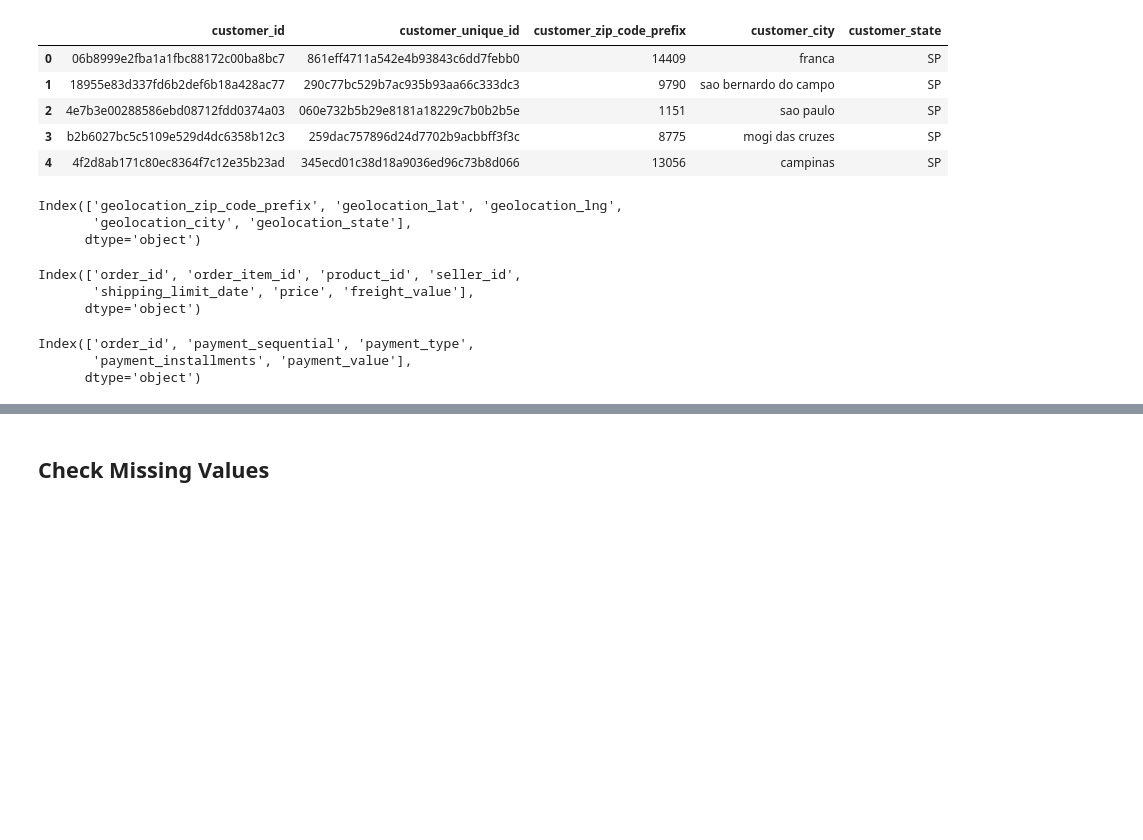
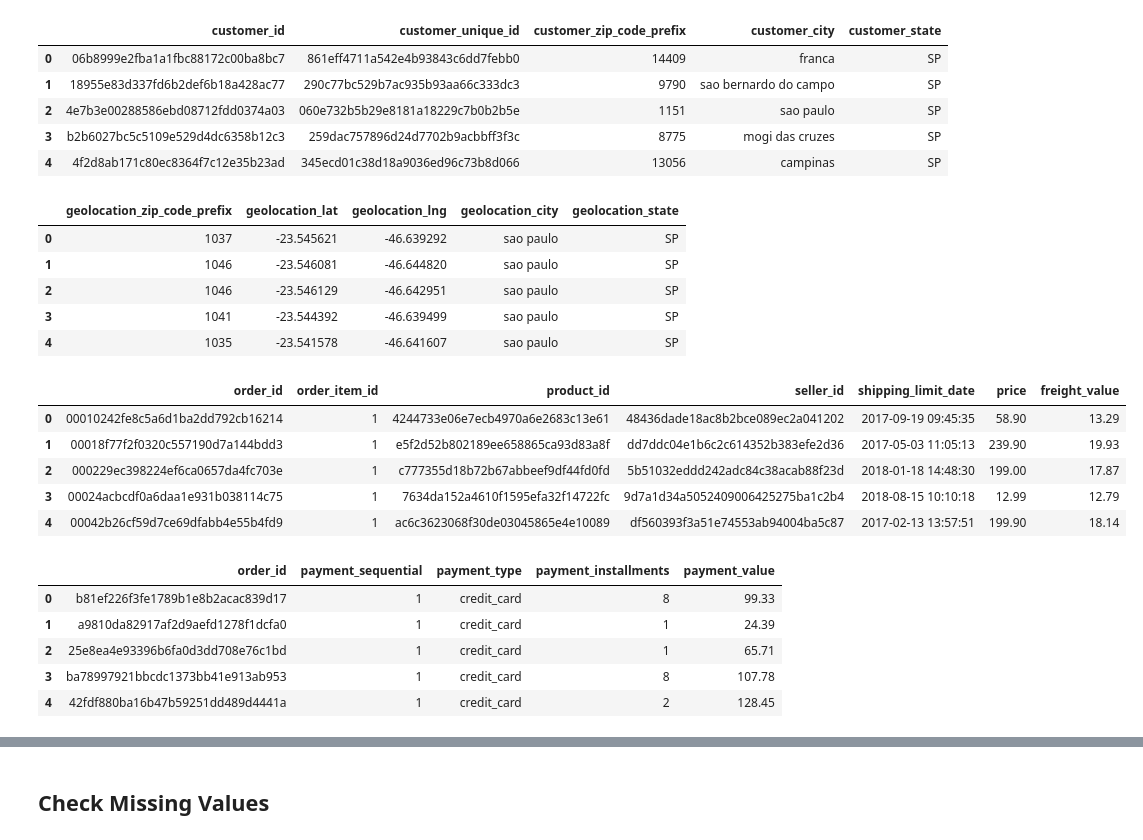
Before and after one commit to wahyudims/Ecommerce-Brazil-Dataset, a Jupyter notebook: EcommerceDataset.ipynb, the cells around one changed output, grey strips where cells are left out. Saved outputs shown, nothing was run; the diff lists cells and outputs as text; code cells hidden in the pictures; blank space fills up the shorter version.

```diff
--- a/EcommerceDataset.ipynb
+++ b/EcommerceDataset.ipynb
@@ -171,27 +171,36 @@ cust.head()
 | 3 | b2b6027bc5c5109e529d4dc6358b12c3 | 259dac757896d24d7702b9acbbff3f3c | 8775 | mogi das cruzes | SP |
 | 4 | 4f2d8ab171c80ec8364f7c12e35b23ad | 345ecd01c38d18a9036ed96c73b8d066 | 13056 | campinas | SP |
 # %%
-geo = pd.read_csv('/content/gdrive/MyDrive/Perqara/geolocation_dataset.csv')
+geo = pd.read_csv('https://raw.githubusercontent.com/wahyudims/Ecommerce-Brazil-Dataset/main/geolocation_dataset.csv')
 geo.names = 'Geolocation'
-geo.columns
+geo.head()
 # %% [output]
-Index(['geolocation_zip_code_prefix', 'geolocation_lat', 'geolocation_lng',
-       'geolocation_city', 'geolocation_state'],
-      dtype='object')
+|  | geolocation_zip_code_prefix | geolocation_lat | geolocation_lng | geolocation_city | geolocation_state |
+| 0 | 1037 | -23.545621 | -46.639292 | sao paulo | SP |
+| 1 | 1046 | -23.546081 | -46.644820 | sao paulo | SP |
+| 2 | 1046 | -23.546129 | -46.642951 | sao paulo | SP |
+| 3 | 1041 | -23.544392 | -46.639499 | sao paulo | SP |
+| 4 | 1035 | -23.541578 | -46.641607 | sao paulo | SP |
 # %%
-items = pd.read_csv('/content/gdrive/MyDrive/Perqara/order_items_dataset.csv')
+items = pd.read_csv('https://raw.githubusercontent.com/wahyudims/Ecommerce-Brazil-Dataset/main/order_items_dataset.csv')
 items.names = 'Order items'
-items.columns
+items.head()
 # %% [output]
-Index(['order_id', 'order_item_id', 'product_id', 'seller_id',
-       'shipping_limit_date', 'price', 'freight_value'],
-      dtype='object')
+|  | order_id | order_item_id | product_id | seller_id | shipping_limit_date | price | freight_value |
+| 0 | 00010242fe8c5a6d1ba2dd792cb16214 | 1 | 4244733e06e7ecb4970a6e2683c13e61 | 48436dade18ac8b2bce089ec2a041202 | 2017-09-19 09:45:35 | 58.90 | 13.29 |
+| 1 | 00018f77f2f0320c557190d7a144bdd3 | 1 | e5f2d52b802189ee658865ca93d83a8f | dd7ddc04e1b6c2c614352b383efe2d36 | 2017-05-03 11:05:13 | 239.90 | 19.93 |
+| 2 | 000229ec398224ef6ca0657da4fc703e | 1 | c777355d18b72b67abbeef9df44fd0fd | 5b51032eddd242adc84c38acab88f23d | 2018-01-18 14:48:30 | 199.00 | 17.87 |
+| 3 | 00024acbcdf0a6daa1e931b038114c75 | 1 | 7634da152a4610f1595efa32f14722fc | 9d7a1d34a5052409006425275ba1c2b4 | 2018-08-15 10:10:18 | 12.99 | 12.79 |
+| 4 | 00042b26cf59d7ce69dfabb4e55b4fd9 | 1 | ac6c3623068f30de03045865e4e10089 | df560393f3a51e74553ab94004ba5c87 | 2017-02-13 13:57:51 | 199.90 | 18.14 |
 # %%
-payments = pd.read_csv('/content/gdrive/MyDrive/Perqara/order_payments_dataset.csv')
+payments = pd.read_csv('https://raw.githubusercontent.com/wahyudims/Ecommerce-Brazil-Dataset/main/order_payments_dataset.csv')
 payments.names = 'Order payments'
-payments.columns
+payments.head()
 # %% [output]
-Index(['order_id', 'payment_sequential', 'payment_type',
-       'payment_installments', 'payment_value'],
-      dtype='object')
+|  | order_id | payment_sequential | payment_type | payment_installments | payment_value |
+| 0 | b81ef226f3fe1789b1e8b2acac839d17 | 1 | credit_card | 8 | 99.33 |
+| 1 | a9810da82917af2d9aefd1278f1dcfa0 | 1 | credit_card | 1 | 24.39 |
+| 2 | 25e8ea4e93396b6fa0d3dd708e76c1bd | 1 | credit_card | 1 | 65.71 |
+| 3 | ba78997921bbcdc1373bb41e913ab953 | 1 | credit_card | 8 | 107.78 |
+| 4 | 42fdf880ba16b47b59251dd489d4441a | 1 | credit_card | 2 | 128.45 |
 # %%
```
Also changed, not shown: parts of 5 cells of this notebook.
